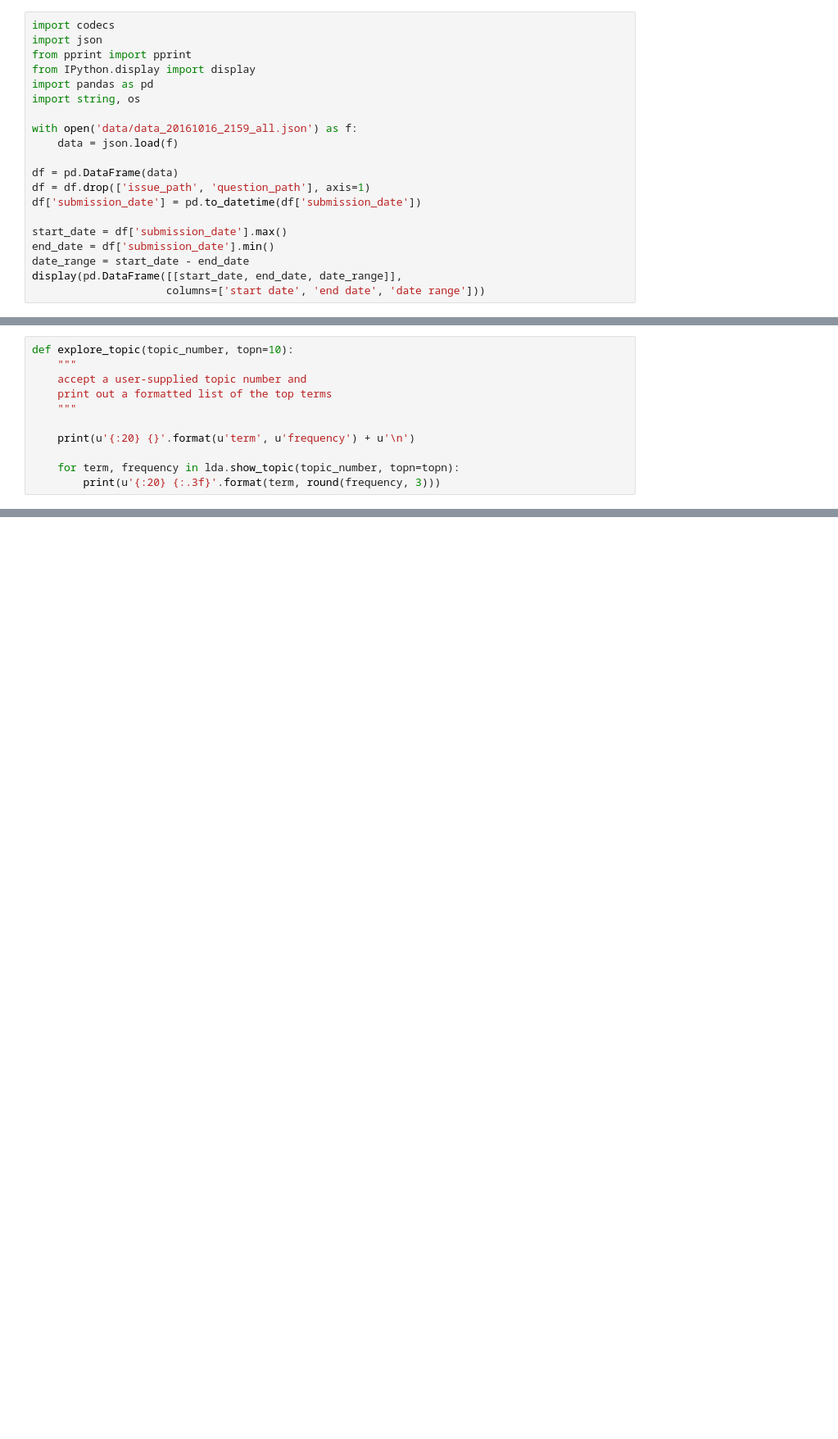
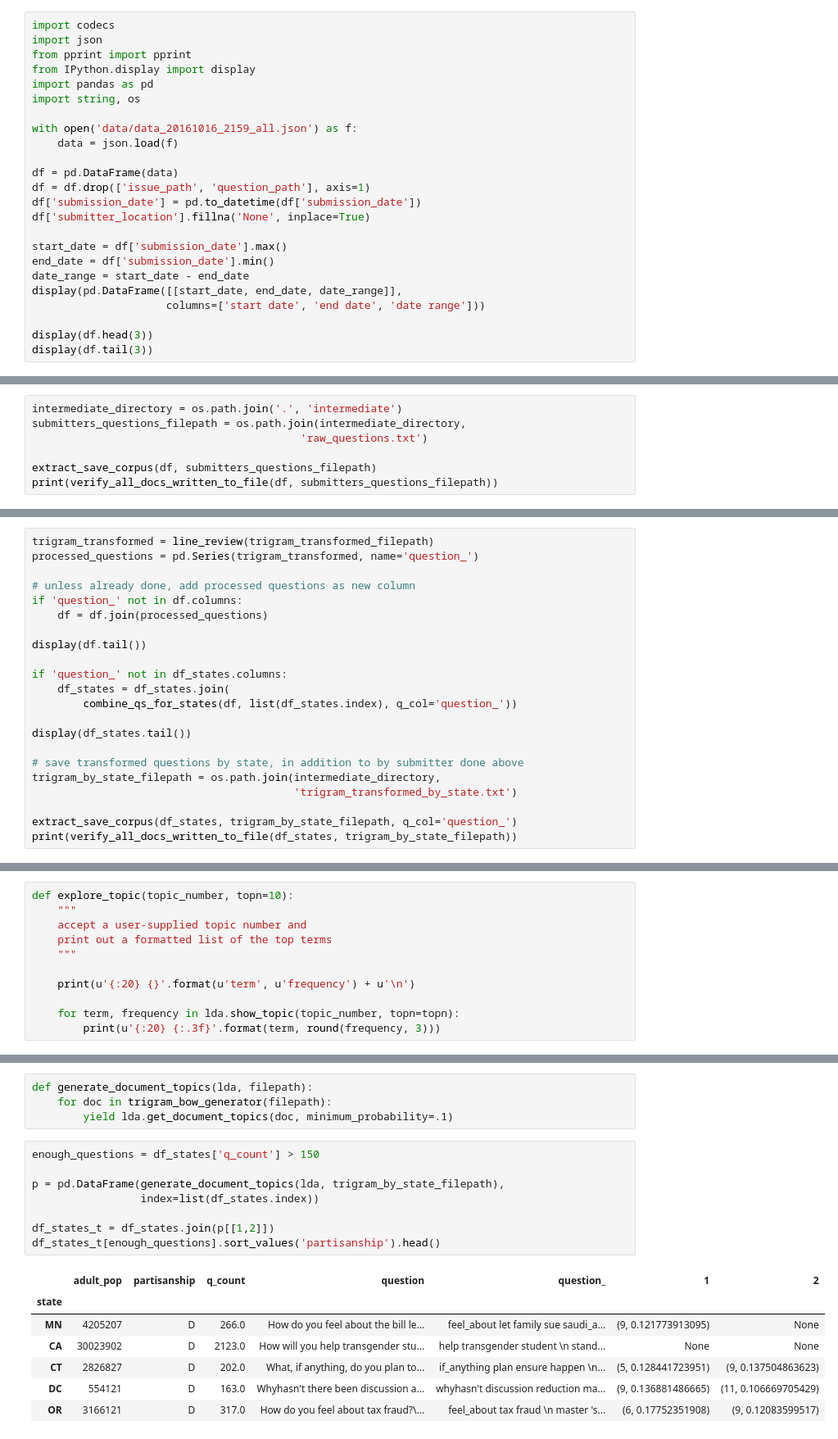
Before and after one commit to jackiekazil/presidentialopenquestions, a Jupyter notebook: POQ analysis.ipynb, the cells around one changed output, grey strips where cells are left out. Shown at 82% size. Saved outputs shown, nothing was run; the diff lists cells and outputs as text; blank space fills up the shorter version.

```diff
--- a/POQ analysis.ipynb
+++ b/POQ analysis.ipynb
@@ -26,12 +32,16 @@ with open('data/data_20161016_2159_all.json') as f:
 df = pd.DataFrame(data)
 df = df.drop(['issue_path', 'question_path'], axis=1)
 df['submission_date'] = pd.to_datetime(df['submission_date'])
+df['submitter_location'].fillna('None', inplace=True)
 
 start_date = df['submission_date'].max()
 end_date = df['submission_date'].min()
 date_range = start_date - end_date
 display(pd.DataFrame([[start_date, end_date, date_range]],
                      columns=['start date', 'end date', 'date range']))
+
+display(df.head(3))
+display(df.tail(3))
 # %% [output]
 |  | start date | end date | date range |
 | 0 | 2016-10-09 19:31:00 | 2016-09-26 12:41:00 | 13 days 06:50:00 |
@@ -322,0 +237,7 @@ extract_save_corpus(df, submitters_questions_filepath)
+# %%
+intermediate_directory = os.path.join('.', 'intermediate')
+submitters_questions_filepath = os.path.join(intermediate_directory,
+                                          'raw_questions.txt')
+
+extract_save_corpus(df, submitters_questions_filepath)
+print(verify_all_docs_written_to_file(df, submitters_questions_filepath))
@@ -475,0 +358,22 @@ display(df_states.head())
+# %%
+trigram_transformed = line_review(trigram_transformed_filepath)
+processed_questions = pd.Series(trigram_transformed, name='question_')
+
+# unless already done, add processed questions as new column
+if 'question_' not in df.columns:
+    df = df.join(processed_questions)
+
+display(df.tail())
+
+if 'question_' not in df_states.columns:
+    df_states = df_states.join(
+        combine_qs_for_states(df, list(df_states.index), q_col='question_'))
+
+display(df_states.tail())
+
+# save transformed questions by state, in addition to by submitter done above
+trigram_by_state_filepath = os.path.join(intermediate_directory,
+                                         'trigram_transformed_by_state.txt')
+
+extract_save_corpus(df_states, trigram_by_state_filepath, q_col='question_')
+print(verify_all_docs_written_to_file(df_states, trigram_by_state_filepath))
@@ -571,3 +509,23 @@ need                 0.005
+# %%
+def generate_document_topics(lda, filepath):
+    for doc in trigram_bow_generator(filepath):
+        yield lda.get_document_topics(doc, minimum_probability=.1)
+# %%
+enough_questions = df_states['q_count'] > 150
+
+p = pd.DataFrame(generate_document_topics(lda, trigram_by_state_filepath),
+                 index=list(df_states.index))
+
+df_states_t = df_states.join(p[[1,2]])
+df_states_t[enough_questions].sort_values('partisanship').head()
+# %% [output]
+|  | adult_pop | partisanship | q_count | question | question_ | 1 | 2 |
+| state |  |  |  |  |  |  |  |
+| MN | 4205207 | D | 266.0 | How do you feel about the bill le... | feel_about let family sue saudi_a... | (9, 0.121773913095) | None |
+| CA | 30023902 | D | 2123.0 | How will you help transgender stu... | help transgender student \n stand... | None | None |
+| CT | 2826827 | D | 202.0 | What, if anything, do you plan to... | if_anything plan ensure happen \n... | (5, 0.128441723951) | (9, 0.137504863623) |
+| DC | 554121 | D | 163.0 | Whyhasn't there been discussion a... | whyhasn't discussion reduction ma... | (9, 0.136881486665) | (11, 0.106669705429) |
+| OR | 3166121 | D | 317.0 | How do you feel about tax fraud?\... | feel_about tax fraud \n master 's... | (6, 0.17752351908) | (9, 0.12083599517) |
 # %% [markdown]
 ## Visualzing topics with pyLDAviz
 For guide to what it means, see [documentation](https://pyldavis.readthedocs.io/en/latest/readme.html) or [video](https://youtu.be/tGxW2BzC_DU?t=2m55s)
```
Also changed, not shown: parts of 43 cells of this notebook, 12 other files.
